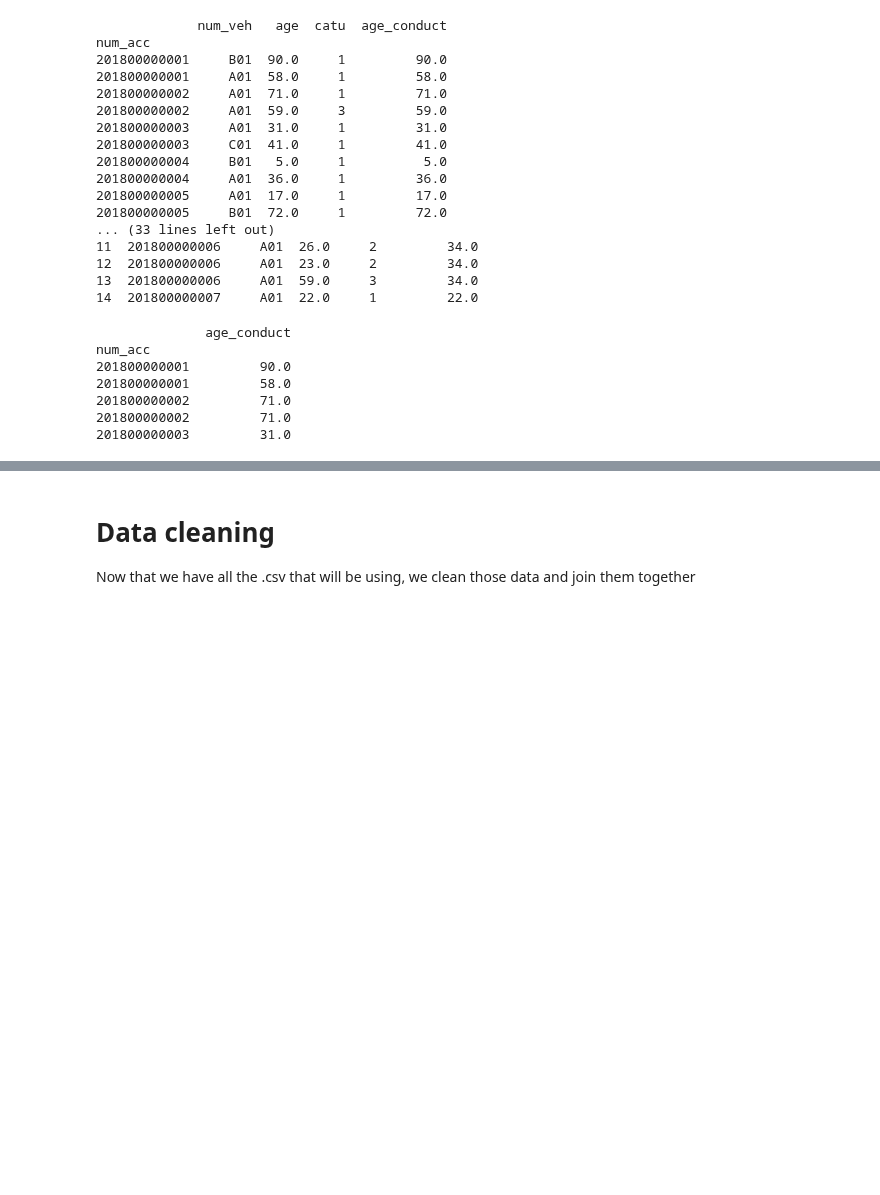
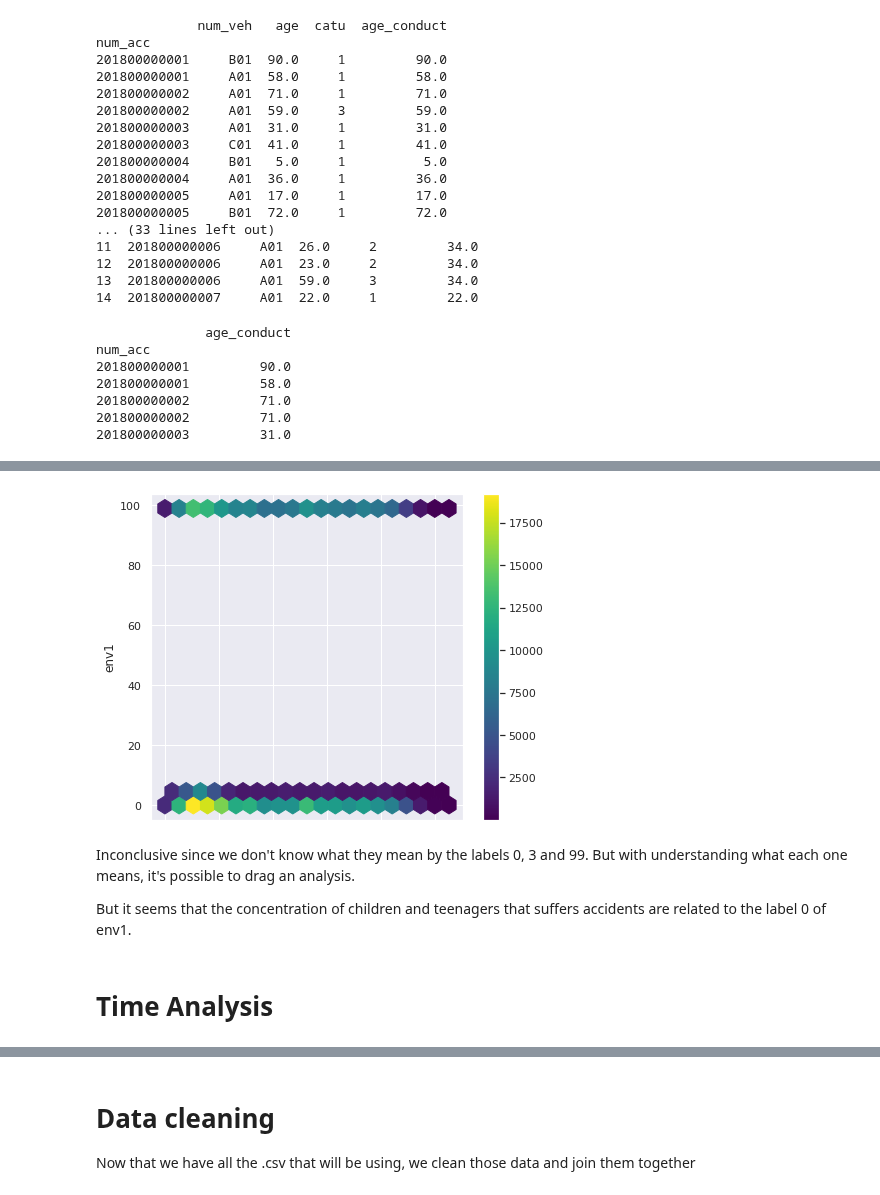
Before and after one commit to maicken/traffic-accident-injury-analysis, a Jupyter notebook: INF442_P8.ipynb, the cells around one changed output, grey strips where cells are left out. Drawn from its saved outputs; the diff is of its cells as text; code cells hidden in the pictures; blank space fills up the shorter version.

Commit message:
Colab now with all the analysis

```diff
--- a/INF442_P8.ipynb
+++ b/INF442_P8.ipynb
@@ -284,0 +289,13 @@ num_acc
+# %%
+# First thing we swap 2 and 4 in grav to make more sense
+# Here we use the following classification
+# 1 - Uninjured
+# 2 - Minor injury
+# 3 - Hospitalized Injury
+# 4 - Killed
+
+df = pd.read_csv('dataframe.csv')
+df_p = df.copy()
+df_p.replace({'grav': {2: -1}})
+df_p.replace({'grav': {4: 2}})
+df_p.replace({'grav': {-1: 4}})
@@ -284,0 +316,4 @@ num_acc
+# %%
+df_pedestrians = df_p[df_p.catu == 3]
+df_pedestrians_others = df_p[df_p.catu == 4]
+df_p_all = pd.concat([df_pedestrians, df_pedestrians_others])
@@ -284,0 +519,4 @@ num_acc
+# %%
+df_l = pd.read_csv('lieux.csv')
+df_l = df_l[['Num_Acc', 'env1']].copy()
+df_p_all = df_p_all.join(df_l.set_index('Num_Acc'), on='num_acc')
@@ -284,0 +546,20 @@ num_acc
+# %%
+df_p_all['env1'].fillna(value=df_p_all['env1'].value_counts().idxmax(),
+                            inplace=True)
+# %%
+sns.set(rc={'figure.figsize':(7, 6)})
+
+ax = df_p_all.plot.hexbin(x='age',
+                    y='env1',
+                    C='grav',
+                    reduce_C_function=np.sum,
+                    gridsize=20,
+                    cmap="viridis")
+# %% [output]
+[figure, added]
+# %% [markdown]
+Inconclusive since we don't know what they mean by the labels 0, 3 and 99. But with understanding what each one means, it's possible to drag an analysis.
+
+But it seems that the concentration of children and teenagers that suffers accidents are related to the label 0 of env1.
+# %% [markdown]
+# Time Analysis
```
Also changed, not shown: parts of 38 cells of this notebook.
